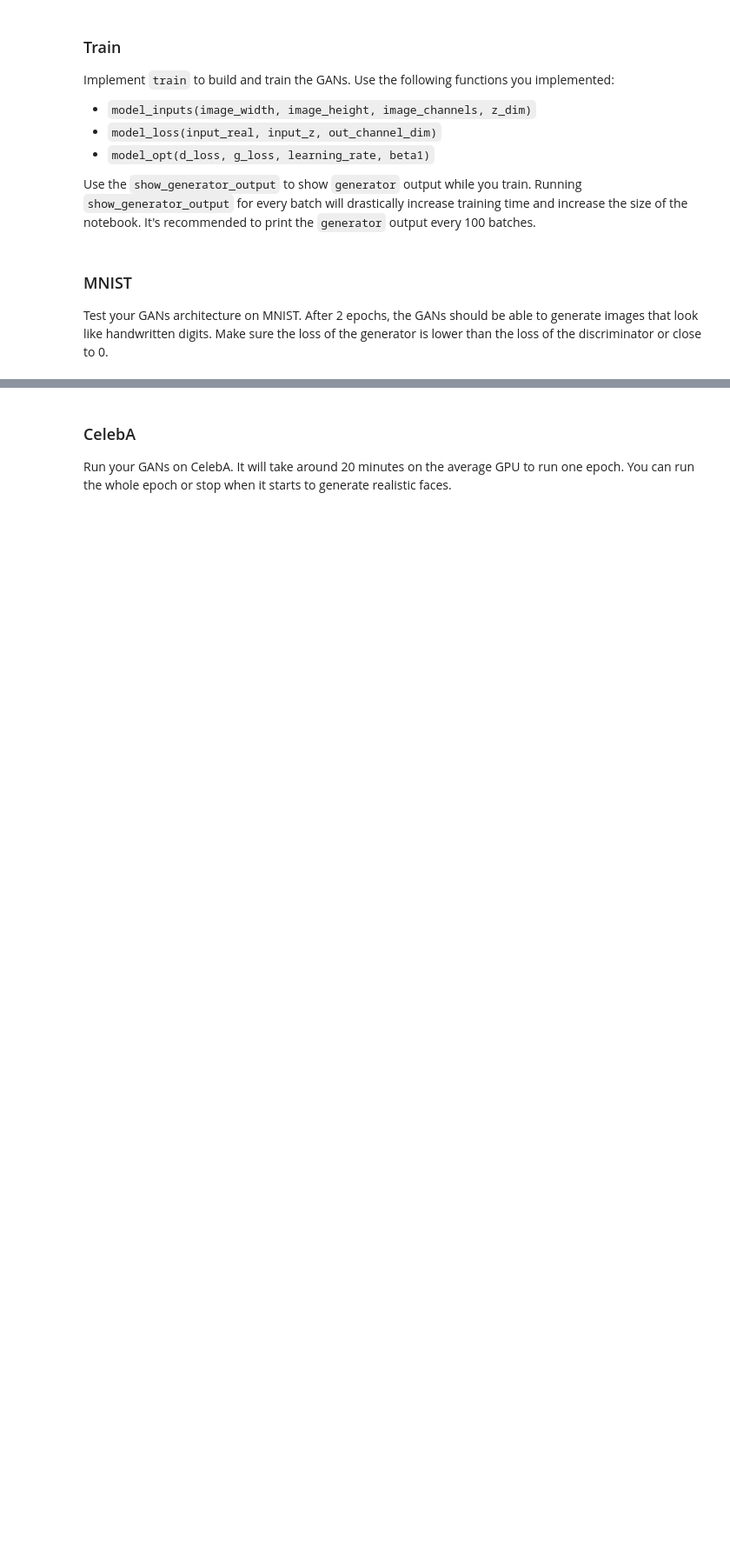
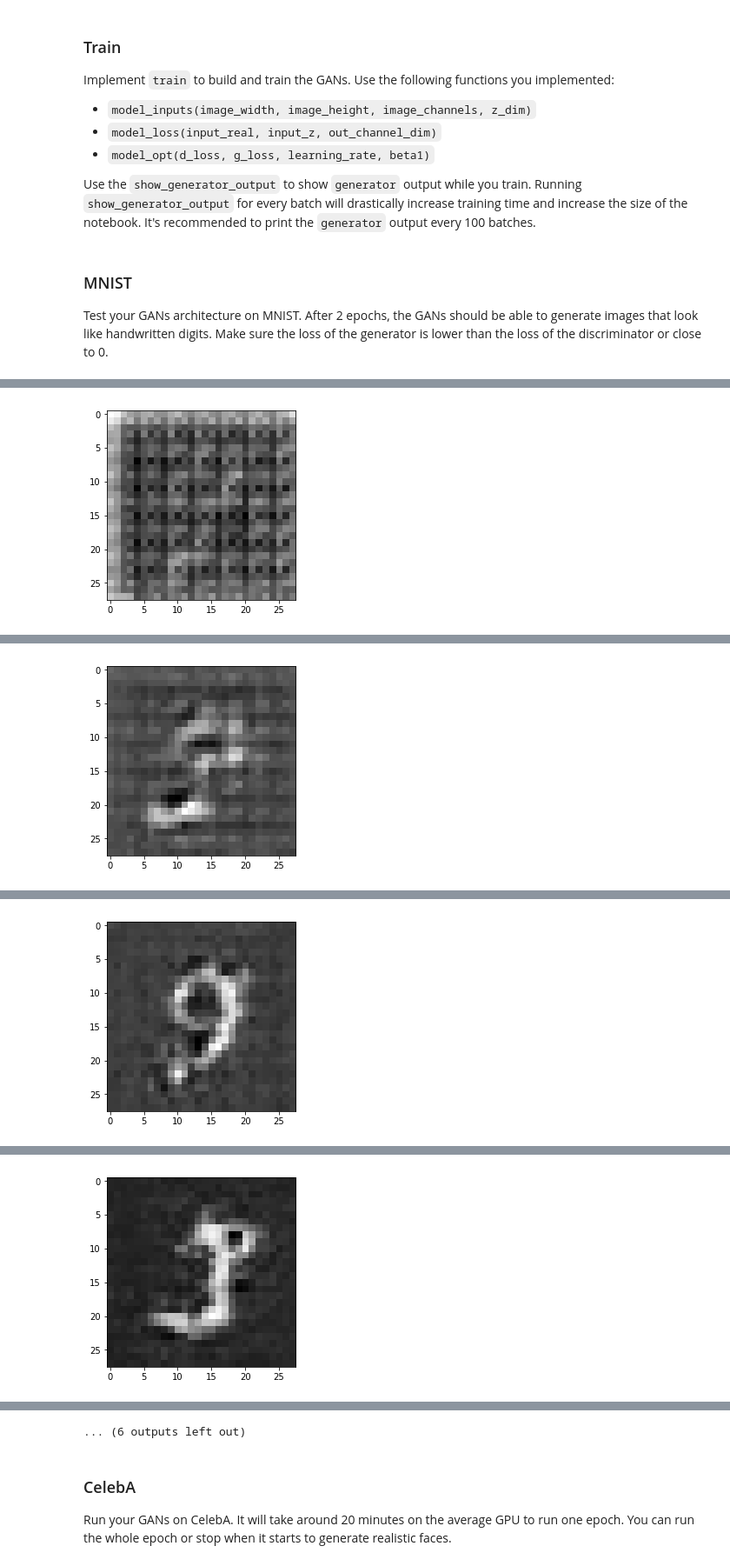
Before and after one commit to brandoncgay/deep-learning, a Jupyter notebook: face_generation/dlnd_face_generation.ipynb, the cells around one changed output, grey strips where cells are left out. Shown: that part at 87% size. Saved outputs shown, nothing was run; the diff lists cells and outputs as text; code cells hidden in the pictures; blank space fills up the shorter version.

```diff
--- a/face_generation/dlnd_face_generation.ipynb
+++ b/face_generation/dlnd_face_generation.ipynb
@@ -191,8 +271,17 @@ def model_opt(d_loss, g_loss, learning_rate, beta1):
     :return: A tuple of (discriminator training operation, generator training operation)
     """
     # TODO: Implement Function
+    t_vars = tf.trainable_variables()
+    d_vars = [var for var in t_vars if var.name.startswith('discriminator')]
+    g_vars = [var for var in t_vars if var.name.startswith('generator')]
 
-    return None, None
+    with tf.control_dependencies(tf.get_collection(tf.GraphKeys.UPDATE_OPS)):
+        d_train_opt = tf.train.AdamOptimizer(learning_rate, beta1=beta1).minimize(d_loss,
+                                                                                  var_list=d_vars)
+        g_train_opt = tf.train.AdamOptimizer(learning_rate, beta1=beta1).minimize(g_loss,
+                                                                                  var_list=g_vars)
+
+    return (d_train_opt, g_train_opt)
 
 
 """
@@ -251,21 +342,47 @@ def train(epoch_count, batch_size, z_dim, learning_rate, beta1, get_batches, dat
     :param data_image_mode: The image mode to use for images ("RGB" or "L")
     """
     # TODO: Build Model
+    inputs_real, inputs_z, lr = model_inputs(image_width=data_shape[1],
+                                             image_height=data_shape[2],
+                                             image_channels= data_shape[3],
+                                             z_dim=z_dim)
 
+    d_loss, g_loss = model_loss(inputs_real, inputs_z, data_shape[3])
+    d_opt, g_opt = model_opt(d_loss, g_loss, learning_rate, beta1)
+
+    steps = 0
 
     with tf.Session() as sess:
         sess.run(tf.global_variables_initializer())
         for epoch_i in range(epoch_count):
             for batch_images in get_batches(batch_size):
                 # TODO: Train Model
+                steps += 1
+                # Sample random noise for G
+                batch_z = np.random.uniform(-1, 1, size=(batch_size, z_dim))
+
+                # Run optimizers
+                _ = sess.run(d_opt, feed_dict={inputs_real: batch_images, inputs_z: batch_z})
+                _ = sess.run(g_opt, feed_dict={inputs_real: batch_images, inputs_z: batch_z})
+
+                if steps % 100 == 0:
+                    # At the end of each epoch, get the losses and print them out
+                    train_loss_d = d_loss.eval({inputs_z: batch_z, inputs_real: batch_images})
+                    train_loss_g = g_loss.eval({inputs_z: batch_z, inputs_real: batch_images})
+
+                    print("Epoch {}/{}...".format(epoch_i+1, epochs),
+                          "Discriminator Loss: {:.4f}...".format(train_loss_d),
+                          "Generator Loss: {:.4f}".format(train_loss_g))
+
+                    show_generator_output(sess, 1, inputs_z, data_shape[3], data_image_mode)
 # %% [markdown]
 ### MNIST
 Test your GANs architecture on MNIST.  After 2 epochs, the GANs should be able to generate images that look like handwritten digits.  Make sure the loss of the generator is lower than the loss of the discriminator or close to 0.
 # %%
-batch_size = None
-z_dim = None
-learning_rate = None
-beta1 = None
+batch_size = 128
+z_dim = 100
+learning_rate = 0.0002
+beta1 = 0.5
 
 
 """
@@ -277,3 +394,4 @@ mnist_dataset = helper.Dataset('mnist', glob(os.path.join(data_dir, 'mnist/*.jpg
 with tf.Graph().as_default():
     train(epochs, batch_size, z_dim, learning_rate, beta1, mnist_dataset.get_batches,
           mnist_dataset.shape, mnist_dataset.image_mode)
+# %% [output]
@@ -279,0 +399 @@ with tf.Graph().as_default():
+[figure, added]
@@ -279,0 +401 @@ with tf.Graph().as_default():
+[figure, added]
@@ -279,0 +403 @@ with tf.Graph().as_default():
+[figure, added]
@@ -279,0 +405 @@ with tf.Graph().as_default():
+[figure, added]
@@ -280,3 +410,4 @@ with tf.Graph().as_default():
+... (6 outputs left out)
 # %% [markdown]
 ### CelebA
 Run your GANs on CelebA.  It will take around 20 minutes on the average GPU to run one epoch.  You can run the whole epoch or stop when it starts to generate realistic faces.
```
Also changed, not shown: parts of 11 cells of this notebook.
